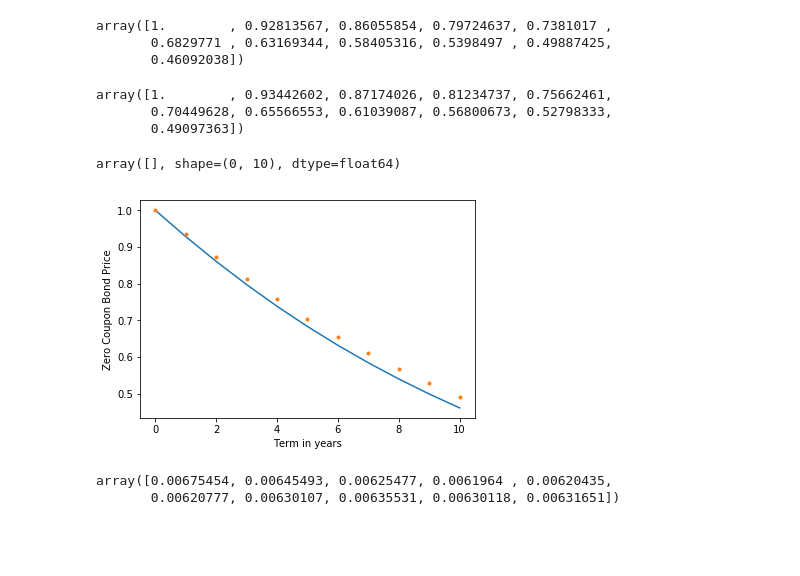
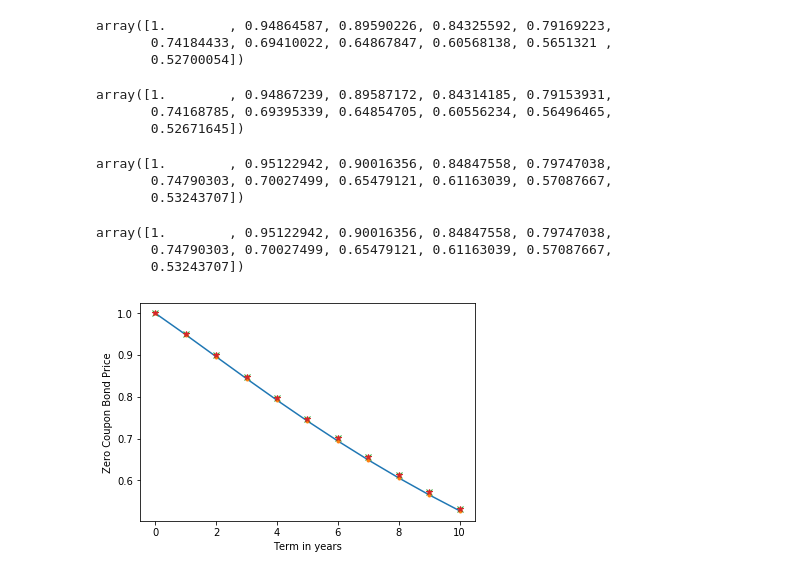
Before and after one commit to StephanKalika/Interest_Rate_Modelling, a Jupyter notebook: Pricing_Zero_Coupon_Bond.ipynb, the cells around one changed output. Cells and saved outputs as stored; diff of their text form; code cells hidden in the pictures; blank space fills up the shorter version.

```diff
--- a/Pricing_Zero_Coupon_Bond.ipynb
+++ b/Pricing_Zero_Coupon_Bond.ipynb
@@ -34,14 +37,14 @@ def vasicek_mean(r_t1,t1,t2):
     return r_t1*np.exp(-alpha*(t2-t1)) + b*(1-np.exp(-alpha*(t2-t1)))
 
 def vasicek_var(t1,t2):
-    return (sigma**2/2*(alpha))*(1-np.exp(-2*alpha*(t2-t1)))
+    return (sigma**2)*(1-np.exp(-2*alpha*(t2-t1)))/(2*alpha)
 # %%
 #1. Analytical bond price functions based off closed form Vasicek model
 def A_t_T(t1,t2):
-    return 1 - np.exp(-alpha*(t2-t1))
+    return (1 - np.exp(-alpha*(t2-t1)))/alpha
 
 def D_t_T(t1,t2):
-    val1 = (b-(sigma**2/2*alpha**2))*(A_t_T(t1,t2) -(t2-t1))
+    val1 = (sigma**2/(2*alpha**2)-b)*(-A_t_T(t1,t2)+ t2-t1)
     val2 = sigma**2*A_t_T(t1,t2)**2/(4*alpha)
     return val1-val2
 
@@ -51,9 +54,9 @@ def bond_price(r_t,t,T):
 closed_form_price = bond_price(0.05,0,t)
 closed_form_price
 # %% [output]
-array([1.        , 0.92813567, 0.86055854, 0.79724637, 0.7381017 ,
-       0.6829771 , 0.63169344, 0.58405316, 0.5398497 , 0.49887425,
-       0.46092038])
+array([1.        , 0.94864587, 0.89590226, 0.84325592, 0.79169223,
+       0.74184433, 0.69410022, 0.64867847, 0.60568138, 0.5651321 ,
+       0.52700054])
 # %%
 # Estimating bond price by jointly simulating short rate r_t and value Integral[0,t][r_s ds] = Y_t
 # Since r_t is Gaussian and Y_t is Gaussian r_t and Y_t have joint Guassian distribution
@@ -65,14 +68,14 @@ array([1.        , 0.92813567, 0.86055854, 0.79724637, 0.7381017 ,
 # rY_var   calculates the covariance between Y_t2 and r_t2
 # rY_rho   calculates the correlation from above covariance
 
-def Y_mean_t2(Y_t1, r_t1, t1, t2):
+def Y_mean_t2(Y_t1, r_t1, t1, t2):   #Y_t2 given Y_t1
     return Y_t1 + (t2-t1)*b + (r_t1-b)*A_t_T(t1,t2)
 
 def Y_var_t2(t1,t2):
-    return sigma**2 * (t2-t1 - A_t_T(t1,t2) - alpha*A_t_T(t1,t2)**2/2)/alpha**2
+    return sigma**2 *(t2-t1 - A_t_T(t1,t2) - alpha*A_t_T(t1,t2)**2/2)/(alpha**2)
 
 def rY_var(t1,t2):
-    return sigma**2*A_t_T(t1,t2)**2/2
+    return sigma**2*(A_t_T(t1,t2)**2)/2
 
 def rY_rho(t1,t2):
     return rY_var(t1,t2)/np.sqrt(vasicek_var(t1,t2)*Y_var_t2(t1,t2))
@@ -91,8 +94,8 @@ Y_sim = np.zeros([num_simulations, num_years+1])   # various simulation paths fo
 r_sim[:,0] = r_0
 Y_sim[:,0] = Y_0
 
-correlations    = rY_rho(t[0:-1],t[1:])   #various correlations at t_i+1, t_i
-Z2              =  correlations*Z1 + np.sqrt(1-correlations**2)*Z2
+correlations     = rY_rho(t[0:-1],t[1:])   #various correlations at t_i+1, t_i
+Z2               =  correlations*Z1 + np.sqrt(1-correlations**2)*Z2   #creating correlated standard normals
 
 for i in range(num_years):
     r_sim[:,i+1] = vasicek_mean(r_sim[:,i], t[i],t[i+1]) + np.sqrt(vasicek_var(t[i],t[i+1]))*Z1[:,i]
@@ -101,35 +104,43 @@ for i in range(num_years):
 ZCB_prices = np.mean(np.exp(-Y_sim), axis = 0)
 ZCB_prices
 # %% [output]
-array([1.        , 0.93442602, 0.87174026, 0.81234737, 0.75662461,
-       0.70449628, 0.65566553, 0.61039087, 0.56800673, 0.52798333,
-       0.49097363])
+array([1.        , 0.94867239, 0.89587172, 0.84314185, 0.79153931,
+       0.74168785, 0.69395339, 0.64854705, 0.60556234, 0.56496465,
+       0.52671645])
 # %%
 #.3 Simulating using Quadrature by estimating value Intergral[0:t][r_s ds] as Sum[0;n-1][r_t_i * delta_i]
-r_mat_1 = np.cumsum(r_sim[:0,0:-1], axis = 1)*(t[1:]-t[0:-1])
+r_mat_1 = np.cumsum(r_sim[:,0:-1], axis = 1)*(t[1:]-t[0:-1])
 
 ZCB_prices_quad1 = np.ones(num_years+1)
 ZCB_prices_quad1[1:] = np.mean(np.exp(-r_mat_1), axis = 0)
+ZCB_prices_quad1
 # %% [output]
-array([], shape=(0, 10), dtype=float64)
+array([1.        , 0.95122942, 0.90016356, 0.84847558, 0.79747038,
+       0.74790303, 0.70027499, 0.65479121, 0.61163039, 0.57087667,
+       0.53243707])
 # %%
 #.4 Simulating using Quadrature by estimating value Intergral[0:t][r_s ds] as Sum[0;n-1][(r_t_i+r_t_i+1)/2 * delta_i]
 #r_mat_2 = np.cumsum(r_sim[:0,0:-1] + r_sim[:,1:], axis = 1) /2 *(t[1:]-t[0:-1])
-r_mat_2 = np.cumsum(r_sim[:0,0:-1], axis = 1)*(t[1:]-t[0:-1])
+r_mat_2 = np.cumsum(r_sim[:,0:-1], axis = 1)*(t[1:]-t[0:-1])
 
 ZCB_prices_quad2 = np.ones(num_years+1)
 ZCB_prices_quad2[1:] = np.mean(np.exp(-r_mat_1), axis = 0)
+ZCB_prices_quad2
+# %% [output]
+array([1.        , 0.95122942, 0.90016356, 0.84847558, 0.79747038,
+       0.74790303, 0.70027499, 0.65479121, 0.61163039, 0.57087667,
+       0.53243707])
 # %%
 # Plot of results
 plt.plot(t,closed_form_price)
 plt.plot(t,ZCB_prices,'.')
-#plt.plot(t,ZCB_prices_quad1,'x')
-#plt.plot(t,ZCB_prices_quad2,'*')
+plt.plot(t,ZCB_prices_quad1,'x')
+plt.plot(t,ZCB_prices_quad2,'*')
 plt.xlabel("Term in years")
 plt.ylabel("Zero Coupon Bond Price")
 plt.show()
 # %% [output]
-[figure, old version]
+[figure, new version]
 # %%
 # Determining bond yields
 # B(0,t) = exp(-y_t*t) where y_t becomes the implied bond yield
@@ -137,13 +148,8 @@ plt.show()
 
 bond_yield_analytic = -np.log(closed_form_price[1:])/t[1:] #bond yield based on analytic prices
 bond_yield_direct   = -np.log(ZCB_prices[1:])/t[1:] # bond yield based on ZCB priced using r_t and Y_t correlated
-#bond_yield_quad1    = -np.log(ZCB_prices_quad1[1:])/t[1:] #bond yield based on analytic prices
-#bond_yield_quad2    = -np.log(ZCB_prices_quad2[1:])/t[1:] # bond yield based on ZCB priced using r_t and Y_t correlated
-a = bond_yield_analytic - bond_yield_direct
-a
+bond_yield_quad1    = -np.log(ZCB_prices_quad1[1:])/t[1:] #bond yield based on analytic prices
+bond_yield_quad2    = -np.log(ZCB_prices_quad2[1:])/t[1:] # bond yield based on ZCB priced using r_t and Y_t correlated
-# %% [output]
-array([0.00675454, 0.00645493, 0.00625477, 0.0061964 , 0.00620435,
-       0.00620777, 0.00630107, 0.00635531, 0.00630118, 0.00631651])
 # %%
 # Plot of bond yeilds
 plt.plot(t[1:],bond_yield_analytic*100)
```
Also changed, not shown: parts of 2 cells of this notebook.
